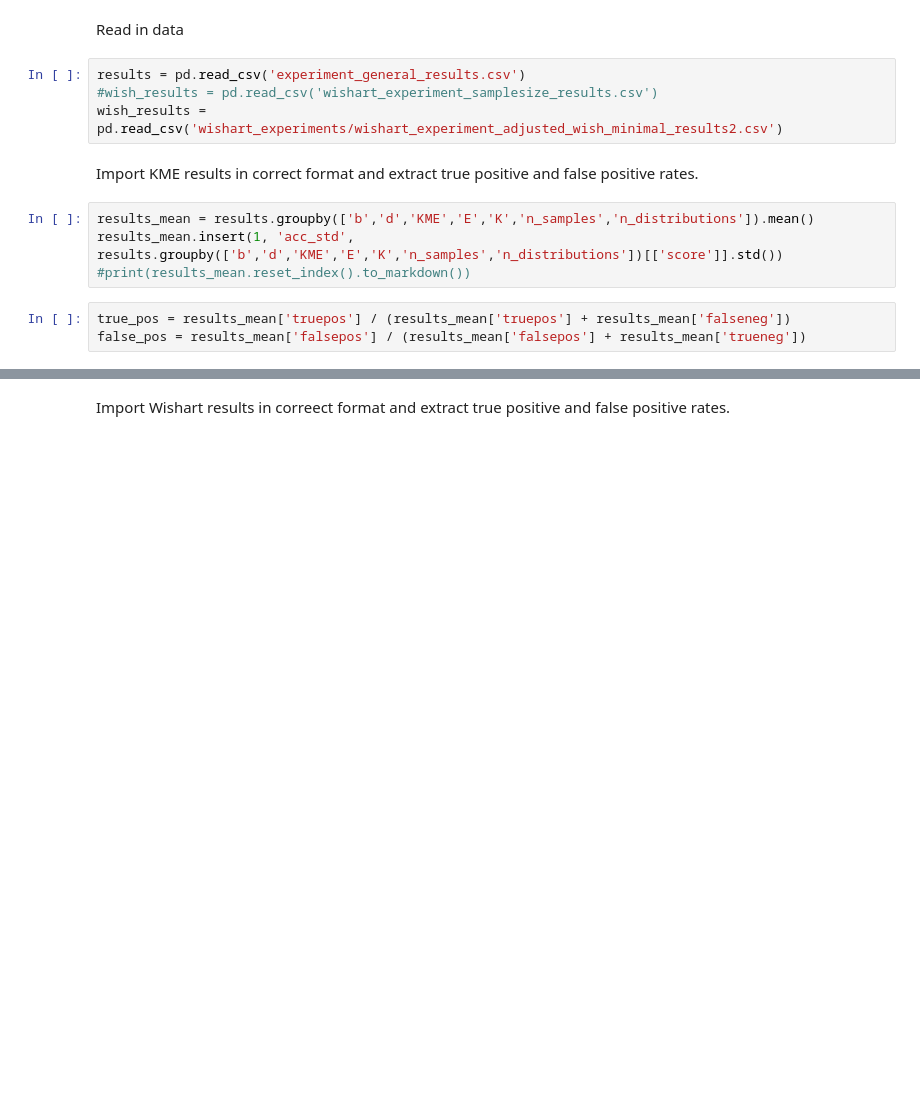
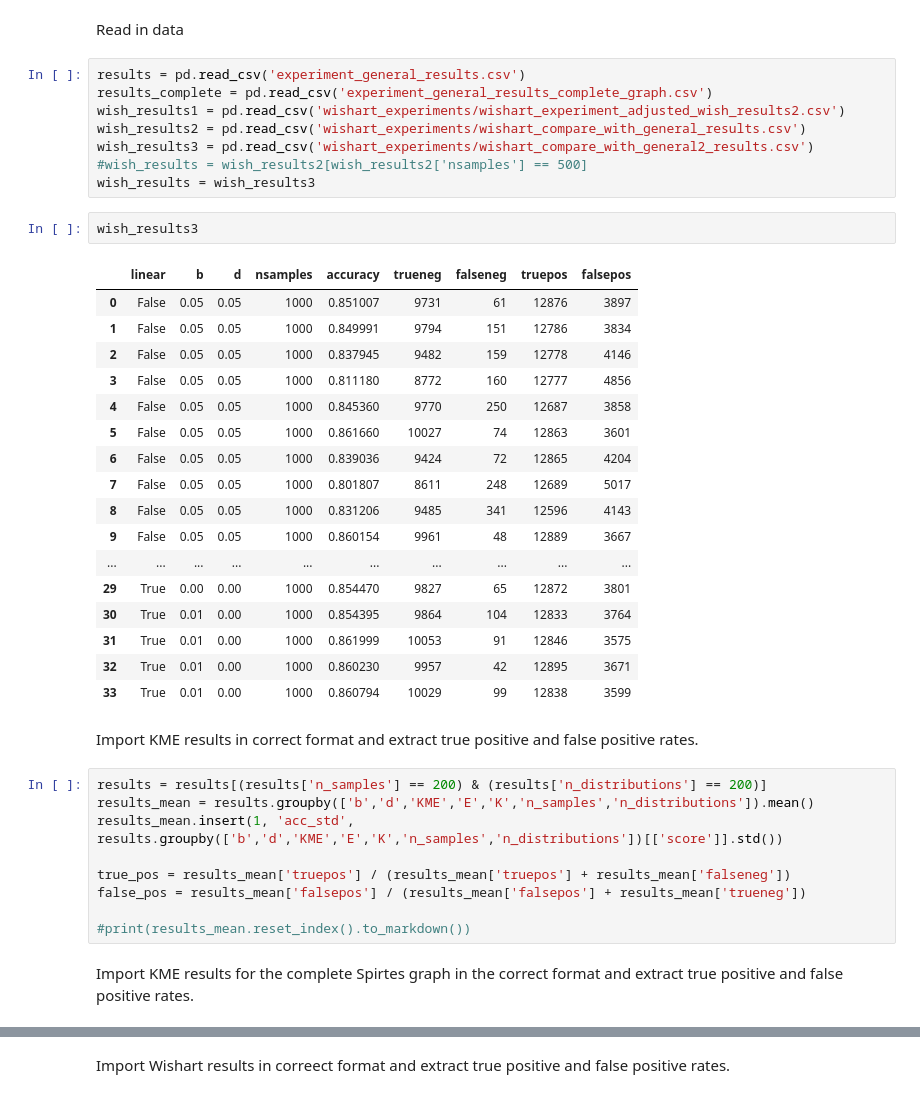
Before and after one commit to DennisZY/RCC_tetrad_constraints, a Jupyter notebook: experiment_results/hyperparam_opt/general_results/Hyperparameter experiment - varied all parameters.ipynb, the cells around one changed output, grey strips where cells are left out. Cells and saved outputs as stored; diff of their text form; blank space fills up the shorter version.

```diff
--- a/experiment_results/hyperparam_opt/general_results/Hyperparameter experiment - varied all parameters.ipynb
+++ b/experiment_results/hyperparam_opt/general_results/Hyperparameter experiment - varied all parameters.ipynb
@@ -8,14 +8,42 @@ import seaborn as sns
 Read in data
 # %%
 results = pd.read_csv('experiment_general_results.csv')
-#wish_results = pd.read_csv('wishart_experiment_samplesize_results.csv')
-wish_results = pd.read_csv('wishart_experiments/wishart_experiment_adjusted_wish_minimal_results2.csv')
+results_complete = pd.read_csv('experiment_general_results_complete_graph.csv')
+wish_results1 = pd.read_csv('wishart_experiments/wishart_experiment_adjusted_wish_results2.csv')
+wish_results2 = pd.read_csv('wishart_experiments/wishart_compare_with_general_results.csv')
+wish_results3 = pd.read_csv('wishart_experiments/wishart_compare_with_general2_results.csv')
+#wish_results = wish_results2[wish_results2['nsamples'] == 500]
+wish_results = wish_results3
+# %%
+wish_results3
+# %% [output]
+|  | linear | b | d | nsamples | accuracy | trueneg | falseneg | truepos | falsepos |
+| 0 | False | 0.05 | 0.05 | 1000 | 0.851007 | 9731 | 61 | 12876 | 3897 |
+| 1 | False | 0.05 | 0.05 | 1000 | 0.849991 | 9794 | 151 | 12786 | 3834 |
+| 2 | False | 0.05 | 0.05 | 1000 | 0.837945 | 9482 | 159 | 12778 | 4146 |
+| 3 | False | 0.05 | 0.05 | 1000 | 0.811180 | 8772 | 160 | 12777 | 4856 |
+| 4 | False | 0.05 | 0.05 | 1000 | 0.845360 | 9770 | 250 | 12687 | 3858 |
+| 5 | False | 0.05 | 0.05 | 1000 | 0.861660 | 10027 | 74 | 12863 | 3601 |
+| 6 | False | 0.05 | 0.05 | 1000 | 0.839036 | 9424 | 72 | 12865 | 4204 |
+| 7 | False | 0.05 | 0.05 | 1000 | 0.801807 | 8611 | 248 | 12689 | 5017 |
+| 8 | False | 0.05 | 0.05 | 1000 | 0.831206 | 9485 | 341 | 12596 | 4143 |
+| 9 | False | 0.05 | 0.05 | 1000 | 0.860154 | 9961 | 48 | 12889 | 3667 |
+| ... | ... | ... | ... | ... | ... | ... | ... | ... | ... |
+| 29 | True | 0.00 | 0.00 | 1000 | 0.854470 | 9827 | 65 | 12872 | 3801 |
+| 30 | True | 0.01 | 0.00 | 1000 | 0.854395 | 9864 | 104 | 12833 | 3764 |
+| 31 | True | 0.01 | 0.00 | 1000 | 0.861999 | 10053 | 91 | 12846 | 3575 |
+| 32 | True | 0.01 | 0.00 | 1000 | 0.860230 | 9957 | 42 | 12895 | 3671 |
+| 33 | True | 0.01 | 0.00 | 1000 | 0.860794 | 10029 | 99 | 12838 | 3599 |
 # %% [markdown]
 Import KME results in correct format and extract true positive and false positive rates.
 # %%
+results = results[(results['n_samples'] == 200) & (results['n_distributions'] == 200)]
 results_mean = results.groupby(['b','d','KME','E','K','n_samples','n_distributions']).mean()
 results_mean.insert(1, 'acc_std', results.groupby(['b','d','KME','E','K','n_samples','n_distributions'])[['score']].std())
+
+true_pos = results_mean['truepos'] / (results_mean['truepos'] + results_mean['falseneg'])
+false_pos = results_mean['falsepos'] / (results_mean['falsepos'] + results_mean['trueneg'])
+
 #print(results_mean.reset_index().to_markdown())
-# %%
-true_pos = results_mean['truepos'] / (results_mean['truepos'] + results_mean['falseneg'])
-false_pos = results_mean['falsepos'] / (results_mean['falsepos'] + results_mean['trueneg'])
+# %% [markdown]
+Import KME results for the complete Spirtes graph in the correct format and extract true positive and false positive rates.
```
Also changed, not shown: parts of 16 cells of this notebook, 18 other files.
